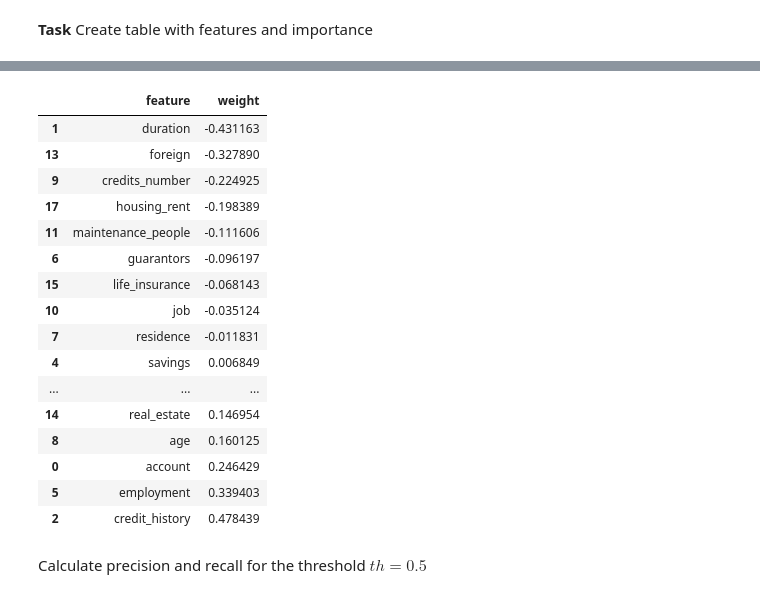
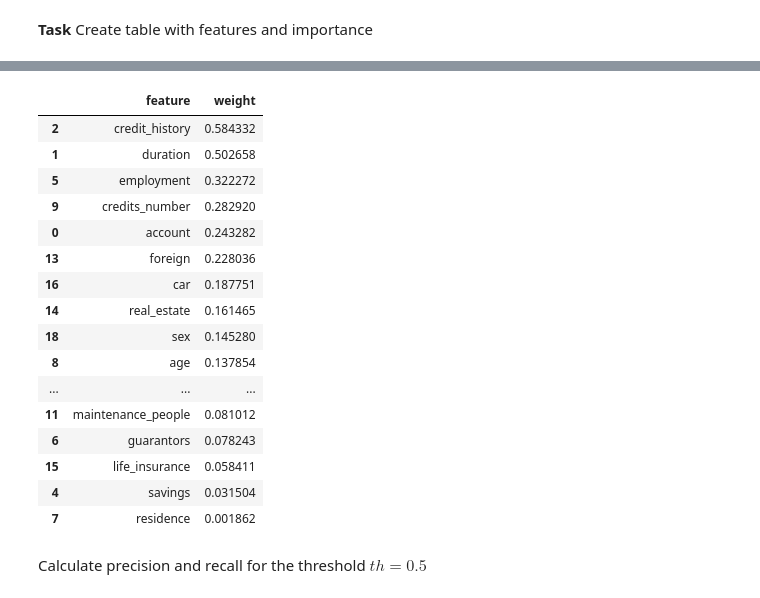
Before and after one commit to anton-selitskiy/RIT_ML, a Jupyter notebook: Lecture14.ipynb, the cells around one changed output, grey strips where cells are left out. Cells and saved outputs as stored; diff of their text form; code cells hidden in the pictures.

```diff
--- a/Lecture14.ipynb
+++ b/Lecture14.ipynb
@@ -65,7 +65,7 @@ from sklearn.linear_model import LogisticRegression
 from sklearn.pipeline import Pipeline
 # %%
 pipe = Pipeline([('scaler', StandardScaler()), ('model', LogisticRegression())])
-pipe.fit(X_train_val, y_train_val)
+pipe.fit(X_train, y_train)
 # %% [output]
 Pipeline(steps=[('scaler', StandardScaler()), ('model', LogisticRegression())])
 # %%
@@ -90,23 +109,23 @@ array([[ 0.24642947, -0.43116322,  0.47843885,  0.02026293,  0.00684862,
 # %%
-pd.DataFrame({'feature': X.columns, 'weight': pipe[-1].coef_[0].tolist()}).sort_values('weight')
+pd.DataFrame({'feature': X.columns, 'weight': np.abs(pipe[-1].coef_[0]).tolist()}).sort_values('weight', ascending=False)
 # %% [output]
 |  | feature | weight |
-| 1 | duration | -0.431163 |
-| 13 | foreign | -0.327890 |
-| 9 | credits_number | -0.224925 |
-| 17 | housing_rent | -0.198389 |
-| 11 | maintenance_people | -0.111606 |
-| 6 | guarantors | -0.096197 |
-| 15 | life_insurance | -0.068143 |
-| 10 | job | -0.035124 |
-| 7 | residence | -0.011831 |
-| 4 | savings | 0.006849 |
+| 2 | credit_history | 0.584332 |
+| 1 | duration | 0.502658 |
+| 5 | employment | 0.322272 |
+| 9 | credits_number | 0.282920 |
+| 0 | account | 0.243282 |
+| 13 | foreign | 0.228036 |
+| 16 | car | 0.187751 |
+| 14 | real_estate | 0.161465 |
+| 18 | sex | 0.145280 |
+| 8 | age | 0.137854 |
 | ... | ... | ... |
-| 14 | real_estate | 0.146954 |
-| 8 | age | 0.160125 |
-| 0 | account | 0.246429 |
-| 5 | employment | 0.339403 |
-| 2 | credit_history | 0.478439 |
+| 11 | maintenance_people | 0.081012 |
+| 6 | guarantors | 0.078243 |
+| 15 | life_insurance | 0.058411 |
+| 4 | savings | 0.031504 |
+| 7 | residence | 0.001862 |
 # %% [markdown]
 Calculate precision and recall for the threshold $th = 0.5$
 # %%
```
Also changed, not shown: parts of 7 cells of this notebook.
